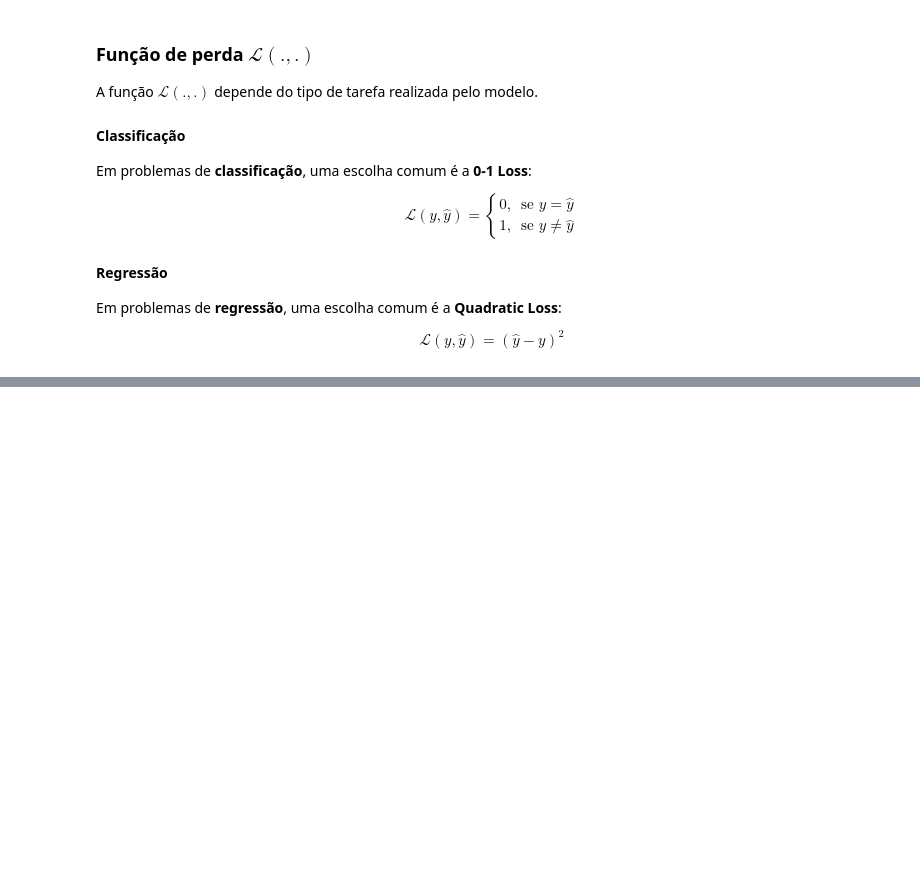
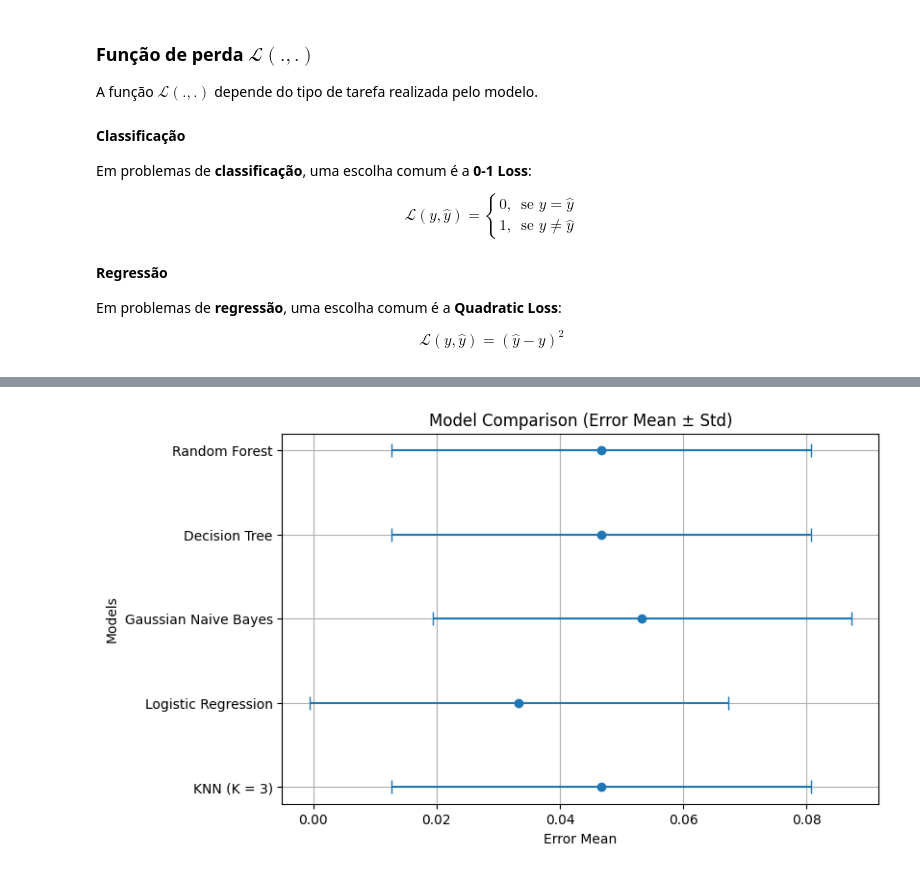
Before and after one commit to gabdourado/AI, a Jupyter notebook: Foundations/ML-Foundations/Model-Evaluation/Cross_Validation.ipynb, the cells around one changed output, grey strips where cells are left out. Saved outputs shown, nothing was run; the diff lists cells and outputs as text; code cells hidden in the pictures; blank space fills up the shorter version.

Commit message:
feat: cross validation implementation

```diff
--- a/Foundations/ML-Foundations/Model-Evaluation/Cross_Validation.ipynb
+++ b/Foundations/ML-Foundations/Model-Evaluation/Cross_Validation.ipynb
@@ -119,0 +178,9 @@ $$
+# %%
+from sklearn.model_selection import StratifiedKFold
+
+def folds(K):
+  skf = StratifiedKFold(n_splits=K, shuffle=True, random_state=42)
+  return skf
+
+def zero_one_loss(y_real, y_pred):
+    return np.array([0 if y == y_hat else 1 for y, y_hat in zip(y_real, y_pred)])
@@ -119,0 +211,6 @@ $$
+# %%
+results = []
+
+for name, model in models.items():
+    error_mean, std = cross_validation(model, number_folds=5, X=X, y=y)
+    results.append({"Model": name, "Error Mean": error_mean, "Error Std": std})
@@ -119,0 +227,26 @@ $$
+# %%
+models = [r["Model"] for r in results]
+error_mean = [r["Error Mean"] for r in results]
+
+y_pos = range(len(models))
+
+plt.figure(figsize=(8,5))
+
+plt.errorbar(
+    error_mean,
+    y_pos,
+    xerr=std,
+    fmt='o',
+    capsize=5
+)
+
+plt.yticks(y_pos, models)
+plt.xlabel("Error Mean")
+plt.ylabel("Models")
+plt.title("Model Comparison (Error Mean ± Std)")
+
+plt.grid(True)
+
+plt.show()
+# %% [output]
+[figure, added]
```
Also changed, not shown: parts of 7 cells of this notebook.
